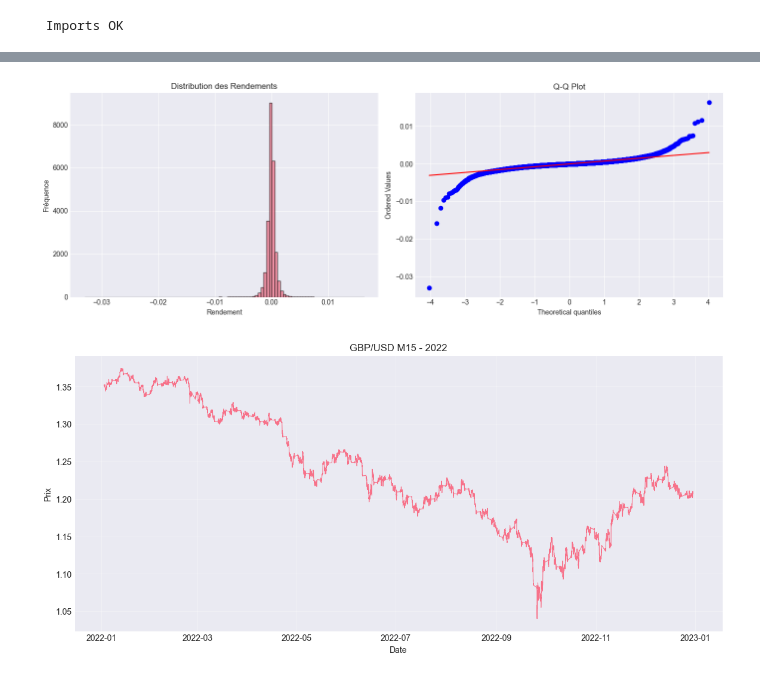
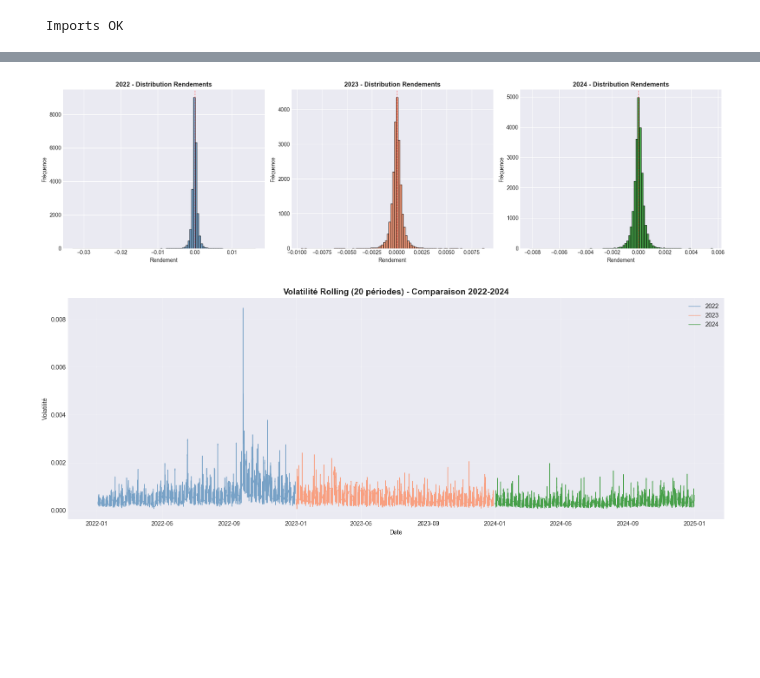
Before and after one commit to AudreyMk/Projet_ML-RL_Trading, a Jupyter notebook: notebooks/01_eda.ipynb, the cells around one changed output, grey strips where cells are left out. Cells and saved outputs as stored; diff of their text form; code cells hidden in the pictures; blank space fills up the shorter version.

Commit message:
[T04] add: analyse exploratoire complète avec rapports et graphiques pour 2022-2024

```diff
--- a/notebooks/01_eda.ipynb
+++ b/notebooks/01_eda.ipynb
@@ -61,12 +116,17 @@ dtype: int64
 # %%
-# Calcul des rendements
+# Comparaison Visuelle - Prix
 
-df['return'] = df['close'].pct_change()
-df['log_return'] = np.log(df['close'] / df['close'].shift(1))
+# Évolution des prix pour les 3 années
+fig, axes = plt.subplots(3, 1, figsize=(16, 12))
 
-# Stats rendements
-print(f"Rendement moyen: {df['return'].mean():.6f}")
-print(f"Volatilité: {df['return'].std():.6f}")
-print(f"Skewness: {df['return'].skew():.4f}")
-print(f"Kurtosis: {df['return'].kurtosis():.4f}")
+for i, year in enumerate([2022, 2023, 2024]):
+    df = all_data[year]
+    axes[i].plot(df.index, df['close'], linewidth=0.8, color=['steelblue', 'coral', 'green'][i])
+    axes[i].set_title(f'GBP/USD M15 - {year}', fontsize=14, fontweight='bold')
+    axes[i].set_ylabel('Prix')
+    axes[i].grid(True, alpha=0.3)
+
+axes[2].set_xlabel('Date')
+plt.tight_layout()
+plt.show()
 # %% [output]
@@ -77,33 +134,40 @@ Kurtosis: 122.5547
 # %%
+# Comparaison - Distribution des Rendements
+
 # Distribution des rendements
+fig, axes = plt.subplots(1, 3, figsize=(18, 5))
 
-fig, axes = plt.subplots(1, 2, figsize=(14, 5))
-
-# Histogramme
-axes[0].hist(df['return'].dropna(), bins=100, edgecolor='black', alpha=0.7)
-axes[0].set_title('Distribution des Rendements')
-axes[0].set_xlabel('Rendement')
-axes[0].set_ylabel('Fréquence')
-
-# Q-Q plot
-from scipy import stats
-stats.probplot(df['return'].dropna(), dist="norm", plot=axes[1])
-axes[1].set_title('Q-Q Plot')
+for i, year in enumerate([2022, 2023, 2024]):
+    df = all_data[year]
+    axes[i].hist(df['return'].dropna(), bins=100, edgecolor='black', alpha=0.7, color=['steelblue', 'coral', 'green'][i])
+    axes[i].set_title(f'{year} - Distribution Rendements', fontweight='bold')
+    axes[i].set_xlabel('Rendement')
+    axes[i].set_ylabel('Fréquence')
+    axes[i].axvline(0, color='red', linestyle='--', linewidth=1, alpha=0.5)
 
 plt.tight_layout()
 plt.show()
 # %% [output]
-[figure, old version]
+[figure, new version]
 # %%
-# Evolution du prix
+# Comparaison - Volatilité
 
-plt.figure(figsize=(14, 6))
-plt.plot(df.index, df['close'], linewidth=0.8)
-plt.title('GBP/USD M15 - 2022')
-plt.xlabel('Date')
-plt.ylabel('Prix')
-plt.grid(True, alpha=0.3)
+# Volatilité rolling pour les 3 années
+fig, ax = plt.subplots(figsize=(16, 6))
+
+colors = ['steelblue', 'coral', 'green']
+for i, year in enumerate([2022, 2023, 2024]):
+    df = all_data[year]
+    df['volatility_20'] = df['return'].rolling(20).std()
+    ax.plot(df.index, df['volatility_20'], linewidth=1, alpha=0.7, color=colors[i], label=f'{year}')
+
+ax.set_title('Volatilité Rolling (20 périodes) - Comparaison 2022-2024', fontsize=14, fontweight='bold')
+ax.set_xlabel('Date')
+ax.set_ylabel('Volatilité')
+ax.legend()
+ax.grid(True, alpha=0.3)
+plt.tight_layout()
 plt.show()
 # %% [output]
-[figure, old version]
+[figure, new version]
 # %%
```
Also changed, not shown: parts of 8 cells of this notebook, 20 other files.
